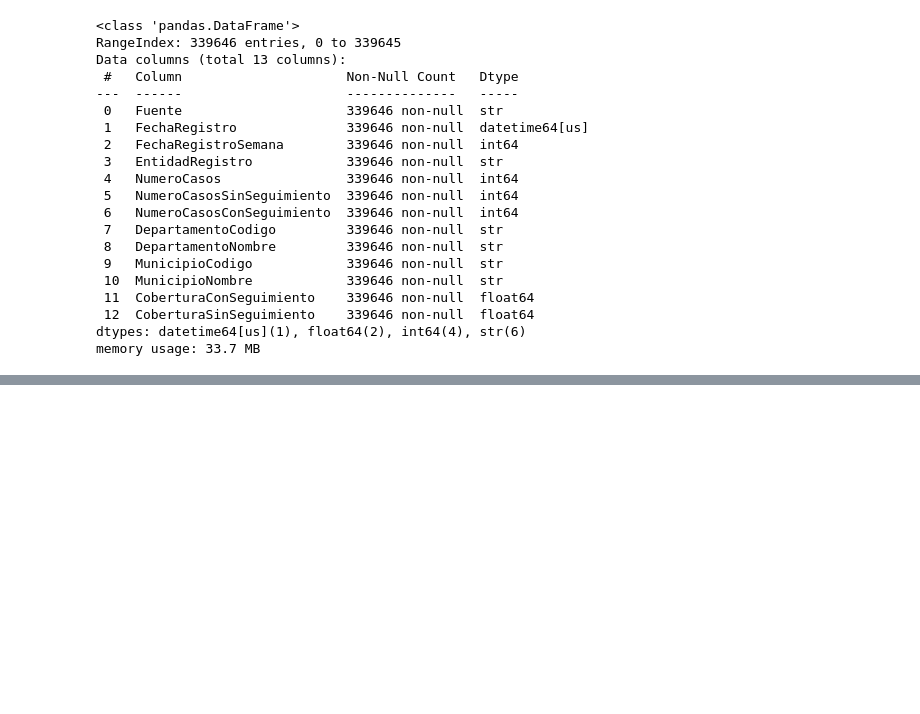
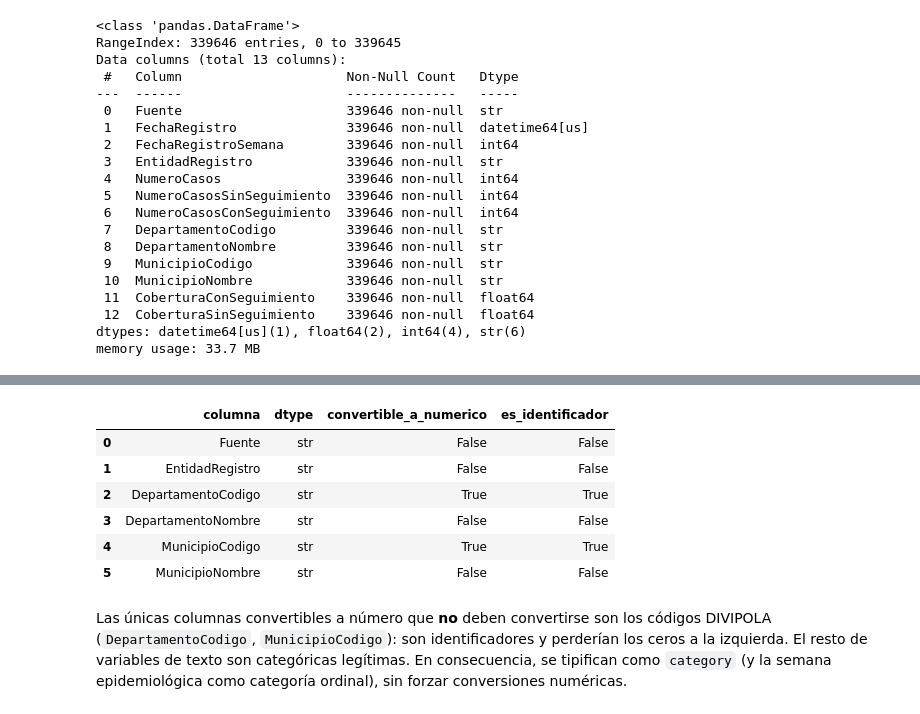
Before and after one commit to JabesMonroy/Proyecto_Esp-Fund-Datos_PRASS_Seg.COVID19, a Jupyter notebook: Proyecto_PRASS_Seguimiento_COVID19.ipynb, the cells around one changed output, grey strips where cells are left out. Saved outputs shown, nothing was run; the diff lists cells and outputs as text; code cells hidden in the pictures; blank space fills up the shorter version.

```diff
--- a/Proyecto_PRASS_Seguimiento_COVID19.ipynb
+++ b/Proyecto_PRASS_Seguimiento_COVID19.ipynb
@@ -433,0 +438,12 @@ memory usage: 33.7 MB
+# %%
+utils.diagnosticar_tipos(df_prep)
+# %% [output]
+|  | columna | dtype | convertible_a_numerico | es_identificador |
+| 0 | Fuente | str | False | False |
+| 1 | EntidadRegistro | str | False | False |
+| 2 | DepartamentoCodigo | str | True | True |
+| 3 | DepartamentoNombre | str | False | False |
+| 4 | MunicipioCodigo | str | True | True |
+| 5 | MunicipioNombre | str | False | False |
+# %% [markdown]
+Las únicas columnas convertibles a número que **no** deben convertirse son los códigos DIVIPOLA (`DepartamentoCodigo`, `MunicipioCodigo`): son identificadores y perderían los ceros a la izquierda. El resto de variables de texto son categóricas legítimas. En consecuencia, se tipifican como `category` (y la semana epidemiológica como categoría ordinal), sin forzar conversiones numéricas.
```
Also changed, not shown: parts of 3 cells of this notebook, 1 other file.
